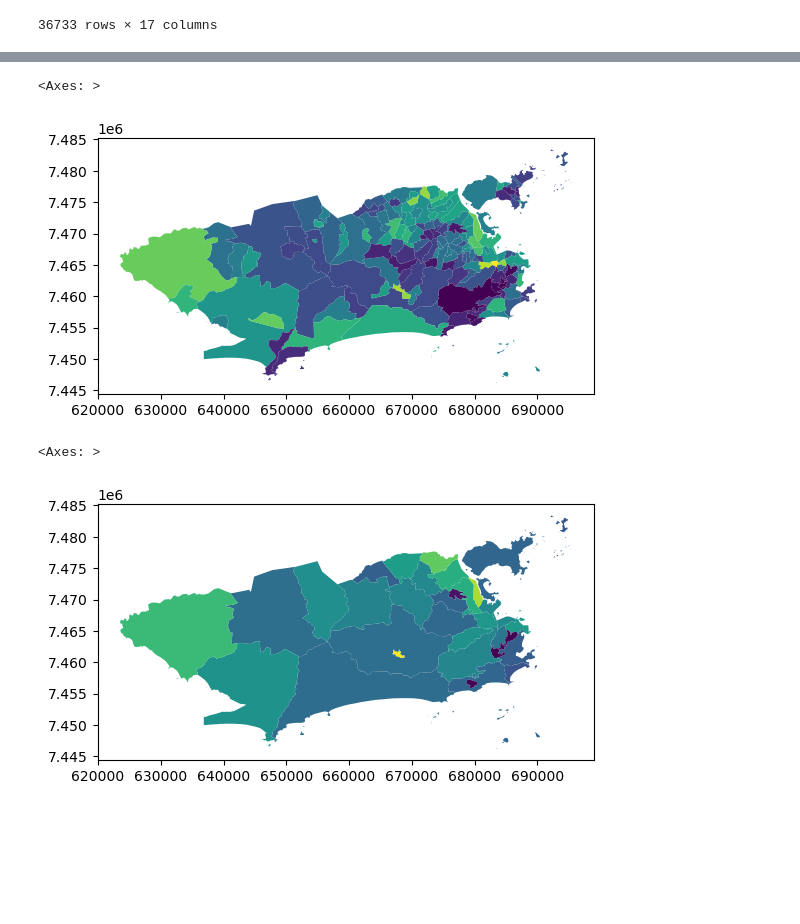
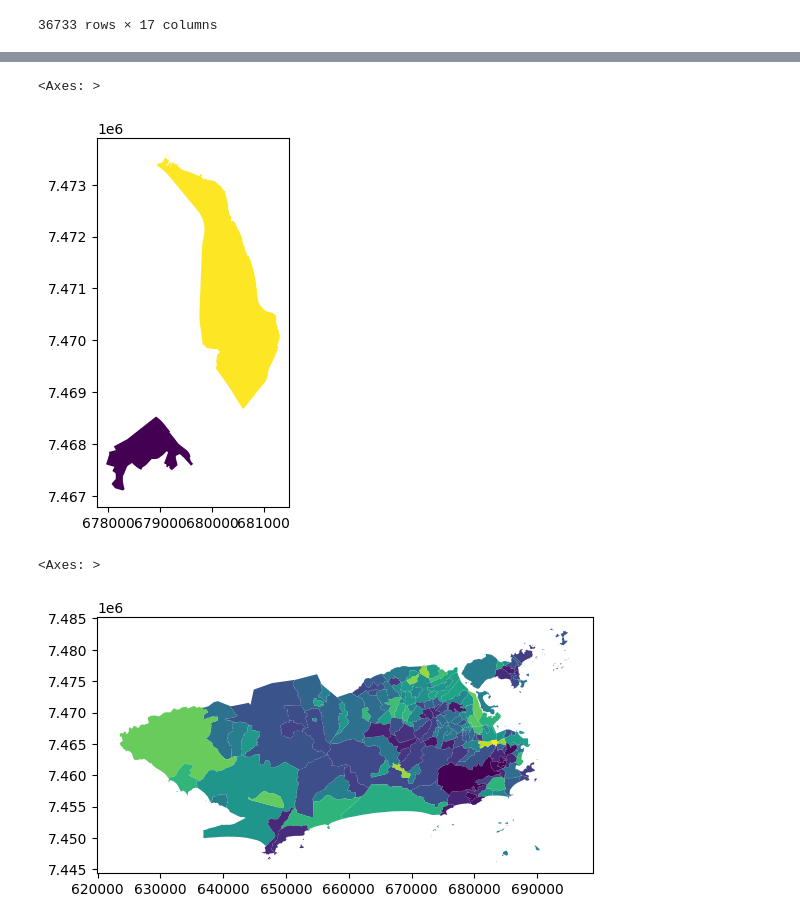
Before and after one commit to dyva101/economiaambiental, a Jupyter notebook: zonal_statistics.ipynb, the cells around one changed output, grey strips where cells are left out. Drawn from its saved outputs; the diff is of its cells as text; code cells hidden in the pictures; blank space fills up the shorter version.

```diff
--- a/zonal_statistics.ipynb
+++ b/zonal_statistics.ipynb
@@ -130,4 +178,4 @@ rj.boundary.plot(ax=ax,lw=0.5,color='k')
 # %%
 # importing second data
-rj = gpd.read_file('d:/Dropbox/Classes/env_lab/lectures/lecture_5/data/Limite_de_Bairros.shp')
-ismfi = gpd.read_file('d:/Dropbox/Classes/env_lab/lectures/lecture_5/data/ismfi_grade/indice.shp')
+rj = gpd.read_file(r"C:\Users\B39313\economiaambiental\Limite_de_Bairros\Limite_de_Bairros.shp")
+ismfi = gpd.read_file(r'C:\Users\B39313\Downloads\ismfi_grade\ismfi_grade\indice.shp')
@@ -177,0 +229,4 @@ merged = gpd.GeoDataFrame(merged)
+# %%
+# Filtrando os resultados para regioes_adm igual a "COMPLEXO DA MARE" ou "JACAREZINHO"
+filtered_merged = merged.query('regiao_adm == "COMPLEXO DA MARE" or regiao_adm == "JACAREZINHO"')
+print(filtered_merged)
@@ -178,9 +241,10 @@ merged = gpd.GeoDataFrame(merged)
 # %%
 #Plotting!
-merged.plot(column='ISMFI_corr')
+filtered_merged = gpd.GeoDataFrame(filtered_merged)
+filtered_merged.plot(column='ISMFI_corr')
 # %% [output]
 <Axes: >
-[figure, old version]
+[figure, new version]
 # %%
 # Dissolving
 merged = merged[['regiao_adm','geometry','ISMFI_corr']].dissolve(by='regiao_adm',aggfunc='mean').reset_index()
@@ -190,4 +254,4 @@ merged
 merged.plot(column='ISMFI_corr')
 # %% [output]
 <Axes: >
-[figure, old version]
+[figure, new version]
```
Also changed, not shown: parts of 8 cells of this notebook.
